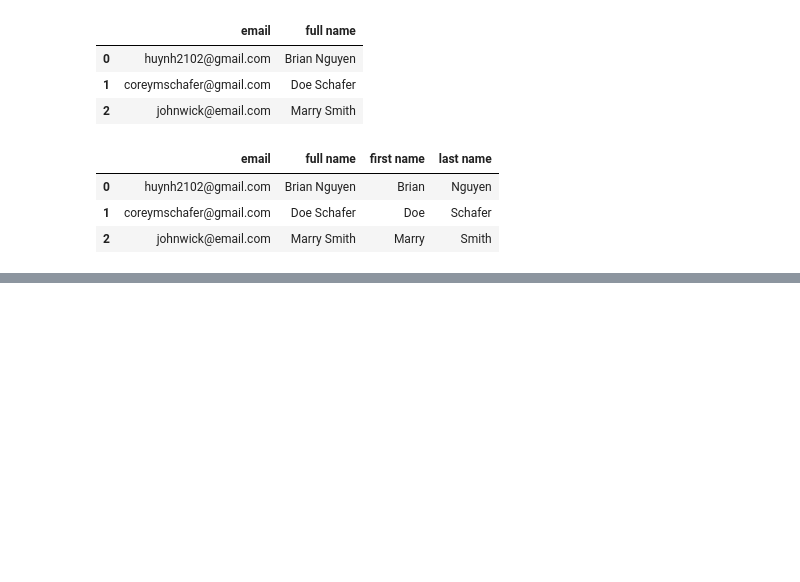
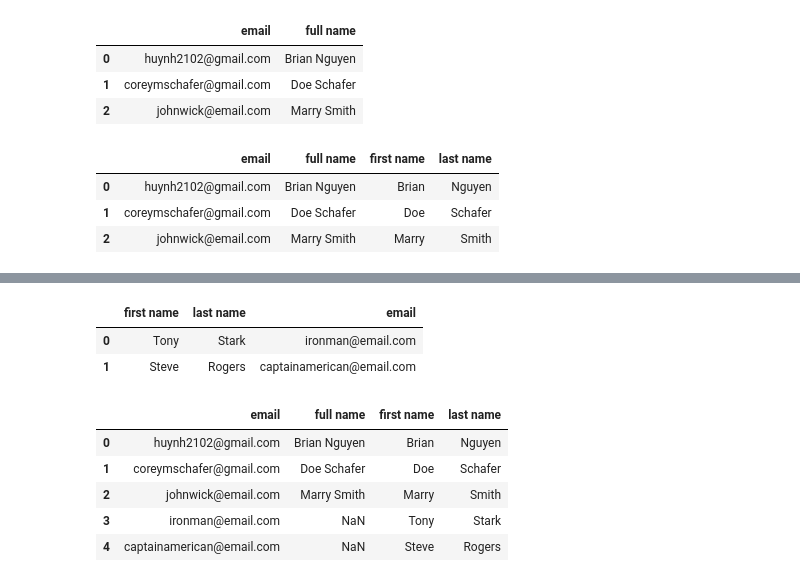
Before and after one commit to brianhuynh2021/pandas_data_analysis, a Jupyter notebook: Snippets.ipynb, the cells around one changed output, grey strips where cells are left out. Saved outputs shown, nothing was run; the diff lists cells and outputs as text; code cells hidden in the pictures; blank space fills up the shorter version.

```diff
--- a/Snippets.ipynb
+++ b/Snippets.ipynb
@@ -382,3 +380,6 @@ df
 | 0 | huynh2102@gmail.com | Brian Nguyen | Brian | Nguyen |
 | 1 | coreymschafer@gmail.com | Doe Schafer | Doe | Schafer |
 | 2 | johnwick@email.com | Marry Smith | Marry | Smith |
+# %%
+# Adding a single row in data
+df.append({'first name': 'Tony'}, ignore_index=True)
@@ -384,0 +392,22 @@ df
+# %%
+people1 = {
+  "first name": ["Tony", "Steve"],
+   "last name": ["Stark", "Rogers"],
+    "email": ["ironman@email.com", "captainamerican@email.com"]
+}
+df2 = pd.DataFrame(people1)
+# %%
+df2
+# %% [output]
+|  | first name | last name | email |
+| 0 | Tony | Stark | ironman@email.com |
+| 1 | Steve | Rogers | captainamerican@email.com |
+# %%
+df.append(df2, ignore_index=True)
+# %% [output]
+|  | email | full name | first name | last name |
+| 0 | huynh2102@gmail.com | Brian Nguyen | Brian | Nguyen |
+| 1 | coreymschafer@gmail.com | Doe Schafer | Doe | Schafer |
+| 2 | johnwick@email.com | Marry Smith | Marry | Smith |
+| 3 | ironman@email.com | NaN | Tony | Stark |
+| 4 | captainamerican@email.com | NaN | Steve | Rogers |
```
Also changed, not shown: parts of 14 cells of this notebook, 2 other files.
